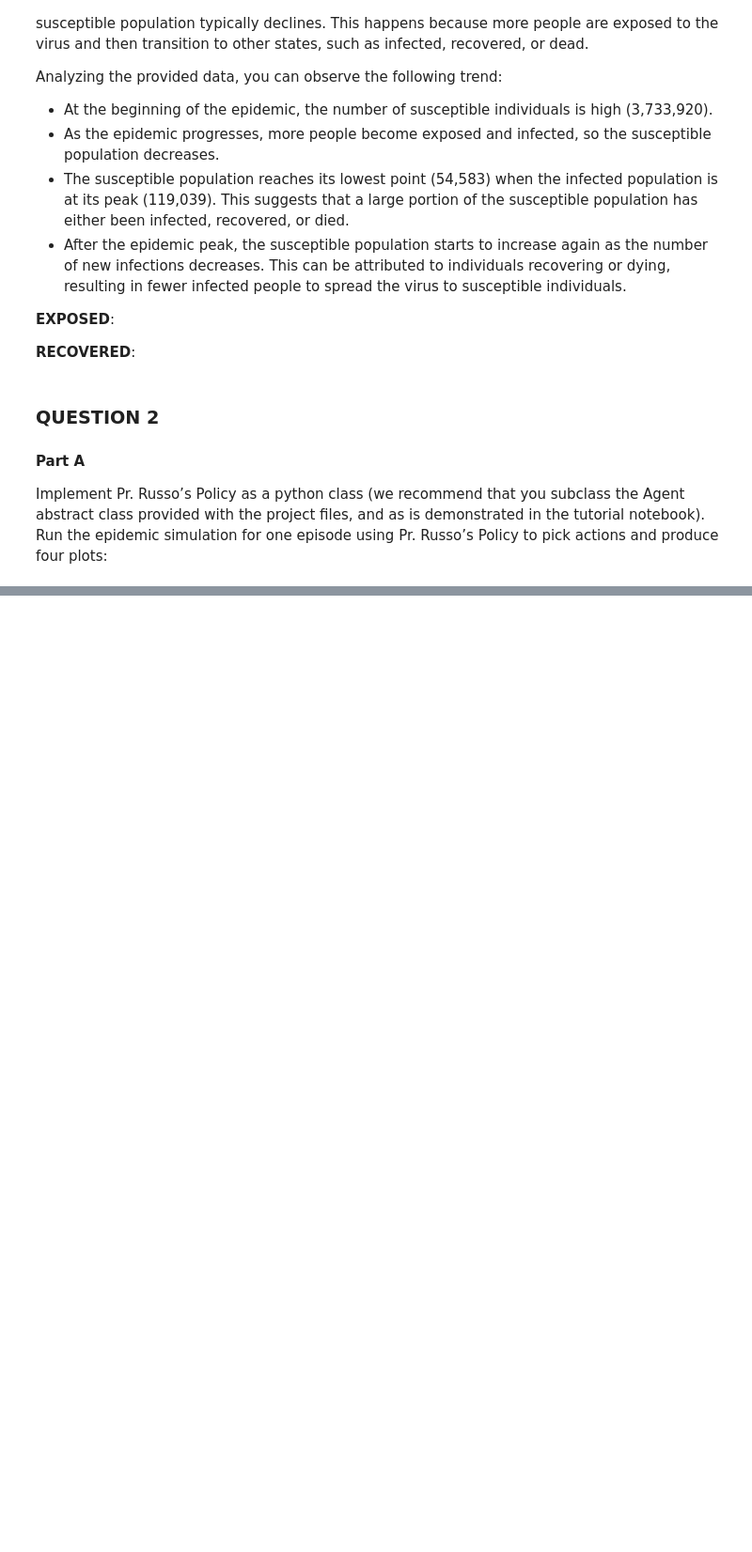
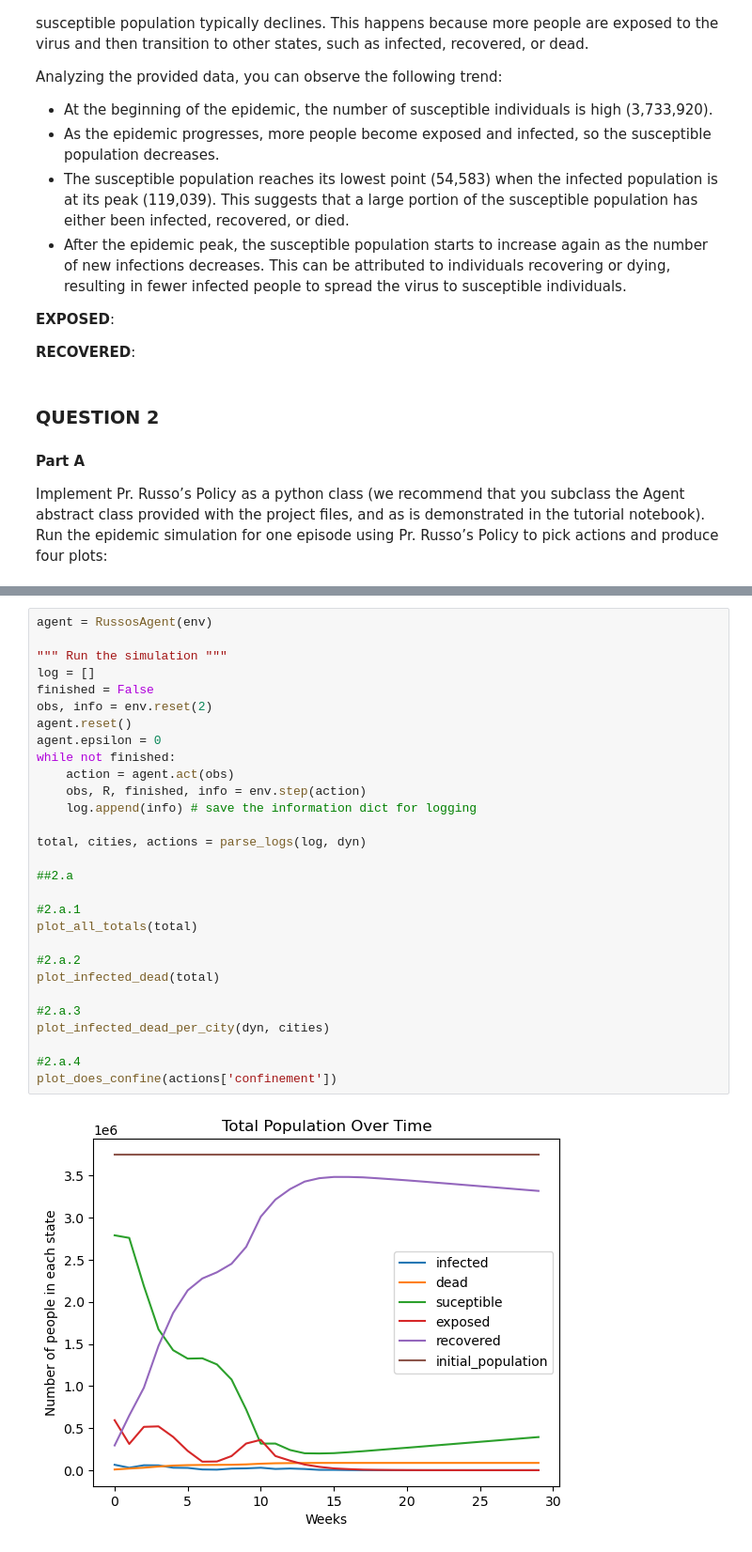
Before and after one commit to codamin/Deep-Q-learning-for-Epidemic-Mitigation, a Jupyter notebook: miniproject1.ipynb, the cells around one changed output, grey strips where cells are left out. Shown: that part at 94% size. Drawn from its saved outputs; the diff is of its cells as text; blank space fills up the shorter version.

```diff
--- a/miniproject1.ipynb
+++ b/miniproject1.ipynb
@@ -175,0 +280,31 @@ Implement Pr. Russo’s Policy as a python class (we recommend that you subclass
+# %%
+agent = RussosAgent(env)
+
+""" Run the simulation """
+log = []
+finished = False
+obs, info = env.reset(2)
+agent.reset()
+agent.epsilon = 0
+while not finished:
+    action = agent.act(obs)
+    obs, R, finished, info = env.step(action)
+    log.append(info) # save the information dict for logging
+
+total, cities, actions = parse_logs(log, dyn)
+
+##2.a
+
+#2.a.1
+plot_all_totals(total)
+
+#2.a.2
+plot_infected_dead(total)
+
+#2.a.3
+plot_infected_dead_per_city(dyn, cities)
+
+#2.a.4
+plot_does_confine(actions['confinement'])
+# %% [output]
+[figure, added]
```
Also changed, not shown: parts of 12 cells of this notebook.
